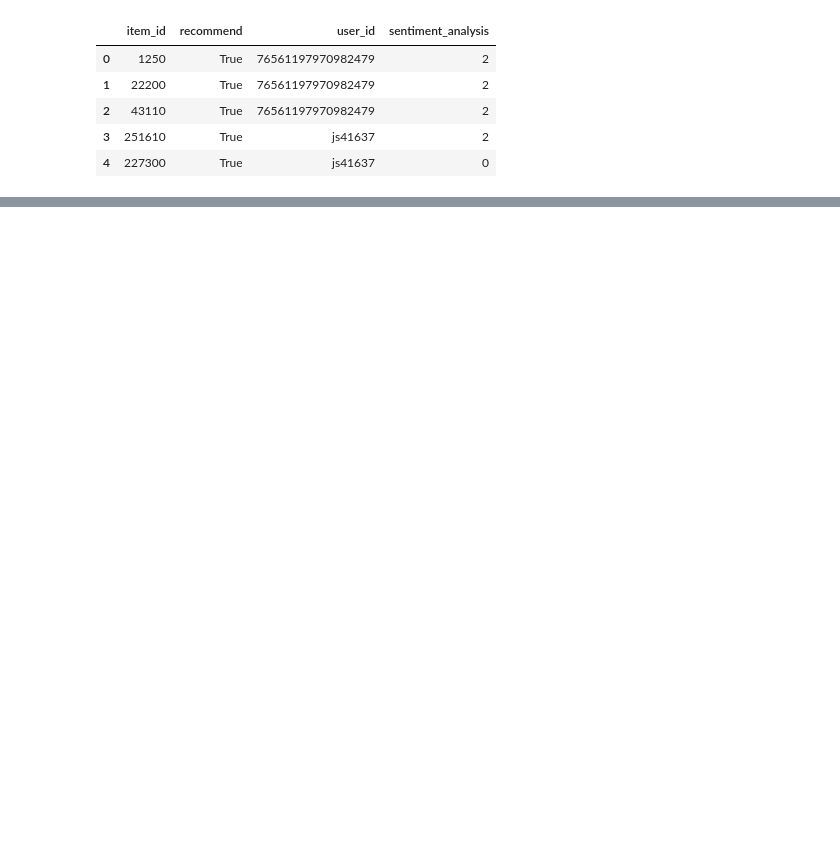
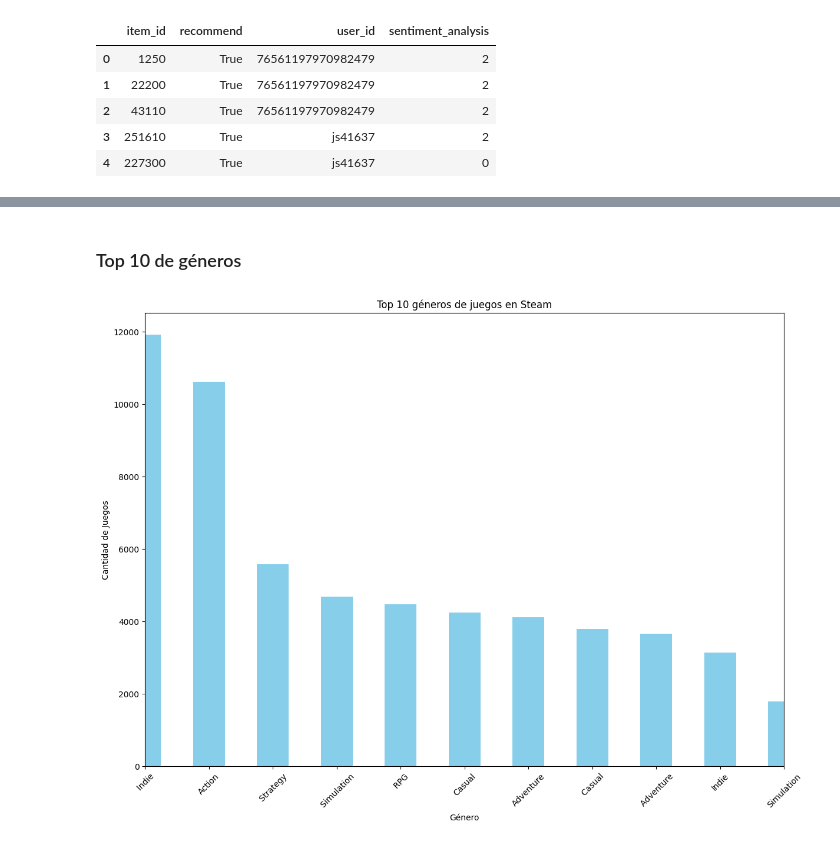
Before and after one commit to SantosIparraguirre/Sistema-Recomendacion-Steam, a Jupyter notebook: EDA/eda.ipynb, the cells around one changed output, grey strips where cells are left out. Cells and saved outputs as stored; diff of their text form; code cells hidden in the pictures; blank space fills up the shorter version.

```diff
--- a/EDA/eda.ipynb
+++ b/EDA/eda.ipynb
@@ -77,0 +98,14 @@ plt.show()
+# %% [markdown]
+### Top 10 de géneros
+# %%
+plt.figure(figsize=(14, 10))
+all_genres = df_games['genres'].str.get_dummies(sep=',').sum().sort_values(ascending=False)
+all_genres.plot(kind='bar', color='skyblue')
+plt.title('Top 10 géneros de juegos en Steam')
+plt.xlabel('Género')
+plt.xlim(0,10)
+plt.xticks(rotation=45)
+plt.ylabel('Cantidad de Juegos')
+plt.show()
+# %% [output]
+[figure, added]
```
Also changed, not shown: parts of 16 cells of this notebook, 17 other files.
